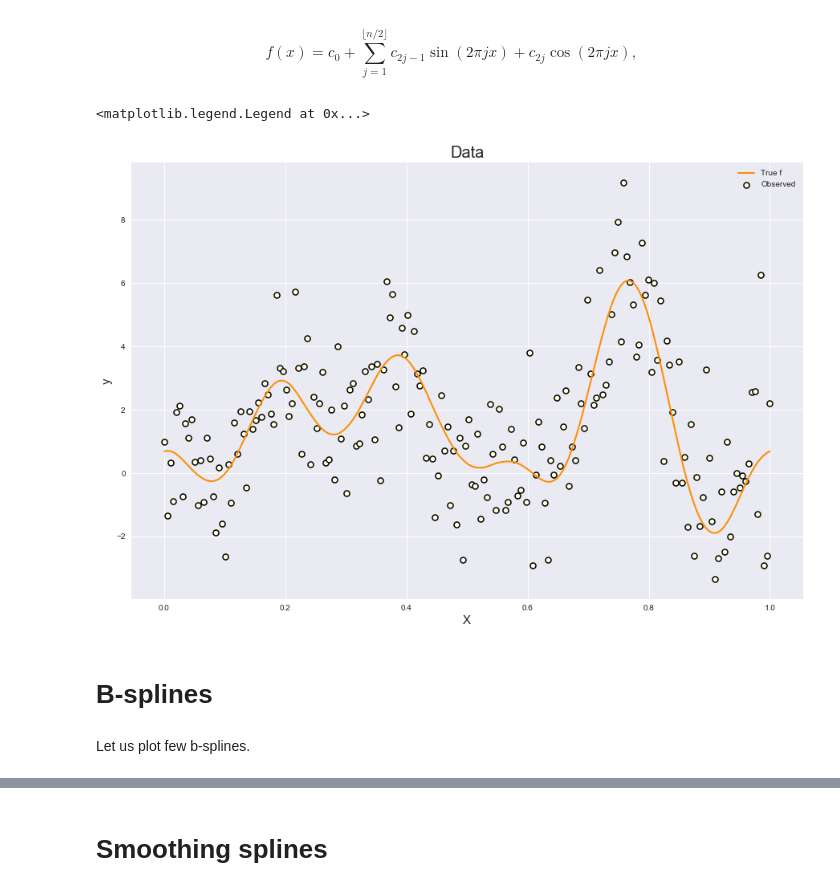
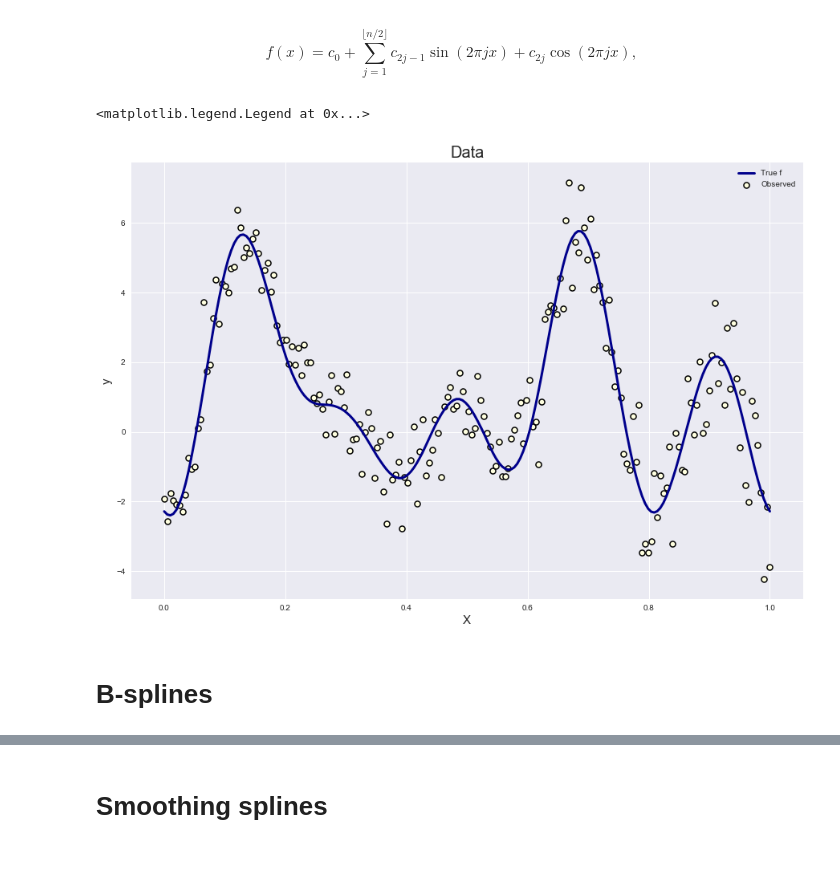
Before and after one commit to mishgon/smoothing_splines, a Jupyter notebook: smoothing_splines.ipynb, the cells around one changed output, grey strips where cells are left out. Cells and saved outputs as stored; diff of their text form; code cells hidden in the pictures; blank space fills up the shorter version.

```diff
--- a/smoothing_splines.ipynb
+++ b/smoothing_splines.ipynb
@@ -35,25 +35,26 @@ def f(x):
     return res
 # %%
 # noise simulation
-lmbd_int = .8 ** 2 # medium noise level
+lmbd_int = .4 ** 2 # medium noise level
 norm_rv = sts.norm(2, 0.4)
-sigma = np.diag(lmbd_int * np.sort(norm_rv.rvs(n) ** 2)) # covariance matrix of epsilon
-epsilon = sts.multivariate_normal(cov=sigma).rvs()
+Sigma = np.diag(lmbd_int * np.sort(norm_rv.rvs(n) ** 2)) # covariance matrix of epsilon
+average_sigma_sq = np.mean(np.diag(Sigma)) # average sigma^2
+Sigma_homo = average_sigma_sq * np.identity(n) # covariance matrix for case of homogeneous noise
+epsilon = sts.multivariate_normal(cov=Sigma).rvs()
 # %%
 X = np.linspace(a, b, n) # uniform design
-y = f(X) + epsilon
+f_true = f(X)
+y = f_true + epsilon
 
 plt.figure(figsize=(15, 10))
 plt.scatter(X, y, label='Observed', s=50, edgecolors='black', c='lightyellow', lw=1.5)
-plt.plot(X, f(X), label='True f', lw=2, c='darkorange')
+plt.plot(X, f(X), label='True f', lw=3, c='darkblue')
 plt.title('Data', fontsize=20)
 plt.xlabel('X', fontsize=15)
 plt.ylabel('y', fontsize=15)
 plt.legend()
 # %% [output]
 <matplotlib.legend.Legend at 0x...>
-[figure, old version]
+[figure, new version]
 # %% [markdown]
 # B-splines
-# %% [markdown]
-Let us plot few b-splines.
```
Also changed, not shown: parts of 21 cells of this notebook.
